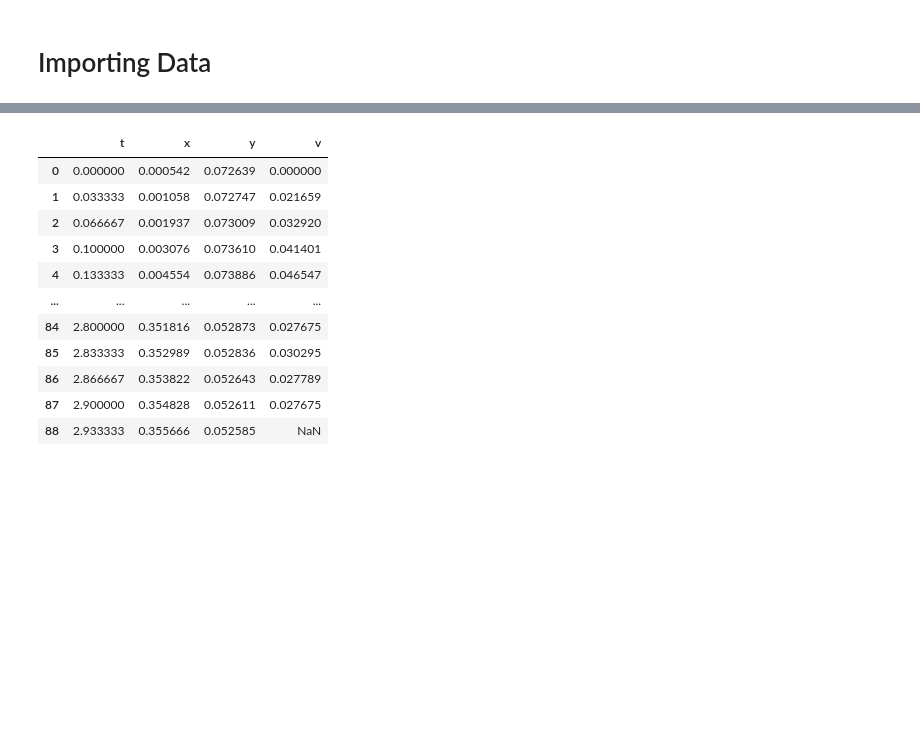
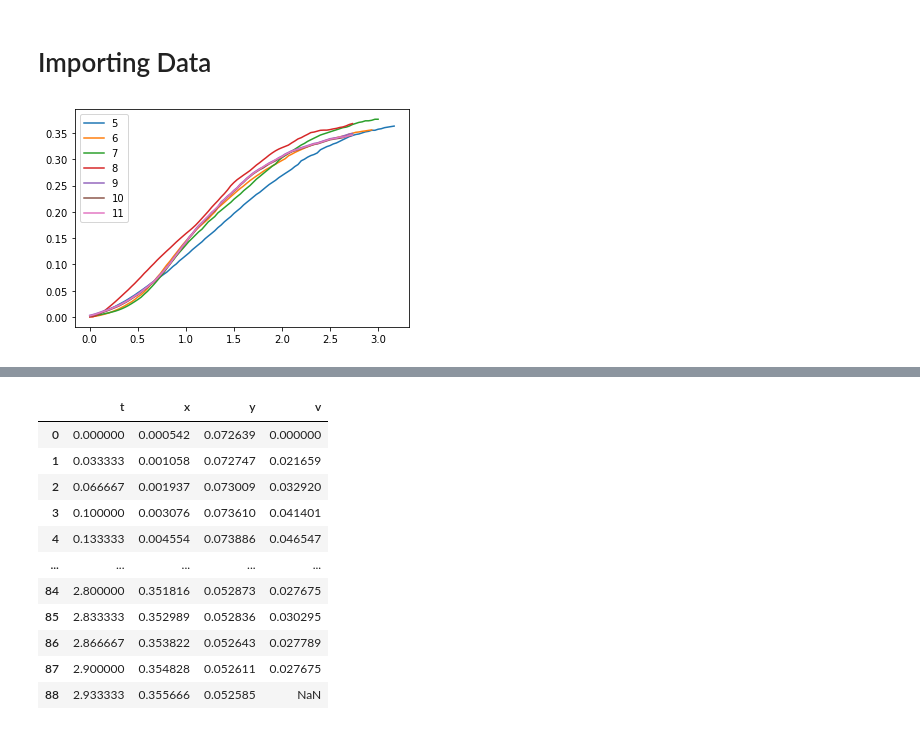
Before and after one commit to Vendetta0462/ProyectoDoubleCone, a Jupyter notebook: Code/Proyecto_Doble_Cono.ipynb, the cells around one changed output, grey strips where cells are left out. Saved outputs shown, nothing was run; the diff lists cells and outputs as text; code cells hidden in the pictures; blank space fills up the shorter version.

```diff
--- a/Code/Proyecto_Doble_Cono.ipynb
+++ b/Code/Proyecto_Doble_Cono.ipynb
@@ -33,4 +33,22 @@ The equilibrium psi angle is: 9.02 deg
 #r = R-np.tan(the)*np.tan(psi)*x
 # %% [markdown]
 # Importing Data
+# %%
+data_prom = pd.DataFrame()
+for i in range(1, 8, 1):
+    data = pd.read_csv("../Data/" + str(i+4) + "new.csv", skiprows=1)
+    data_prom["t_" + str(i)] = data.t
+    data_prom["x_" + str(i)] = data.x
+    data_prom["y_" + str(i)] = data.y
+    data_prom["v_" + str(i)] = data.v
+    data_prom["v_" + str(i)][0] = 0
+
+
+
+    plt.plot(data.t,data.x, label=str(i+4))
+    plt.legend()
+
+# data_prom.to_csv("Datos todo.csv", sep=",", index=False)
+# %% [output]
+[figure, added]
 # %%
```
Also changed, not shown: parts of 5 cells of this notebook, 9 other files.
